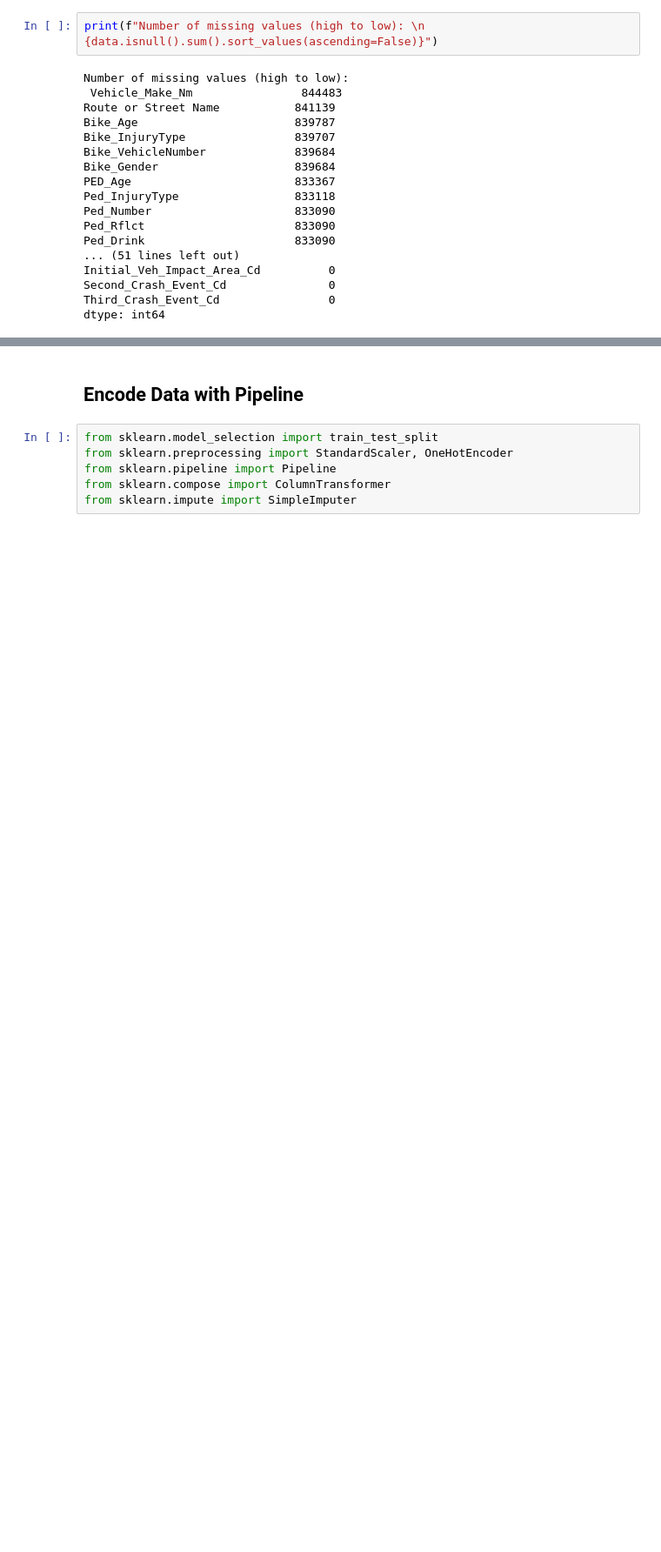
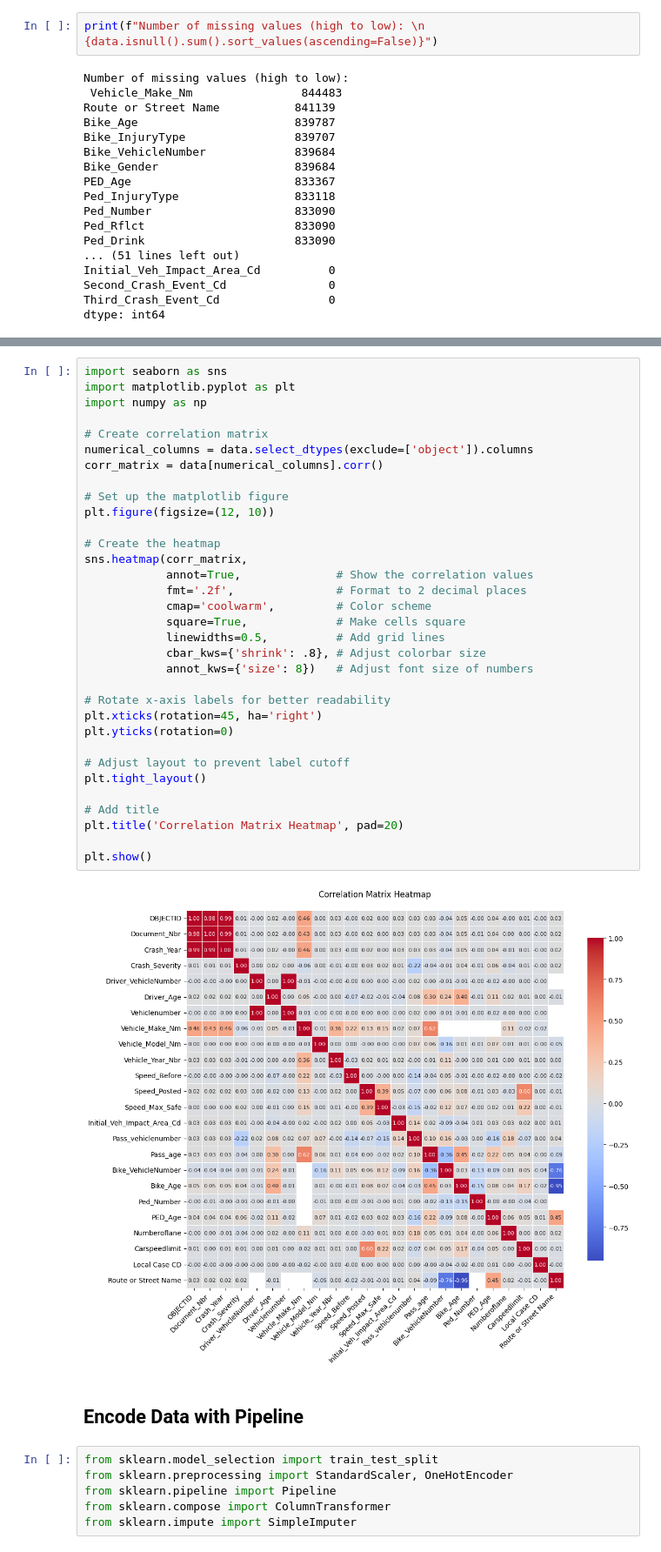
Before and after one commit to IdeaKing/ml4va, a Jupyter notebook: 01_data_experiments.ipynb, the cells around one changed output, grey strips where cells are left out. Shown: that part at 87% size. Cells and saved outputs as stored; diff of their text form; blank space fills up the shorter version.

```diff
--- a/01_data_experiments.ipynb
+++ b/01_data_experiments.ipynb
@@ -217,3 +233,38 @@ dtype: int64
+# %%
+import seaborn as sns
+import matplotlib.pyplot as plt
+import numpy as np
+
+# Create correlation matrix
+numerical_columns = data.select_dtypes(exclude=['object']).columns
+corr_matrix = data[numerical_columns].corr()
+
+# Set up the matplotlib figure
+plt.figure(figsize=(12, 10))
+
+# Create the heatmap
+sns.heatmap(corr_matrix,
+            annot=True,              # Show the correlation values
+            fmt='.2f',               # Format to 2 decimal places
+            cmap='coolwarm',         # Color scheme
+            square=True,             # Make cells square
+            linewidths=0.5,          # Add grid lines
+            cbar_kws={'shrink': .8}, # Adjust colorbar size
+            annot_kws={'size': 8})   # Adjust font size of numbers
+
+# Rotate x-axis labels for better readability
+plt.xticks(rotation=45, ha='right')
+plt.yticks(rotation=0)
+
+# Adjust layout to prevent label cutoff
+plt.tight_layout()
+
+# Add title
+plt.title('Correlation Matrix Heatmap', pad=20)
+
+plt.show()
+# %% [output]
+[figure, added]
 # %% [markdown]
 ## Encode Data with Pipeline
 # %%
```
Also changed, not shown: parts of 19 cells of this notebook.
